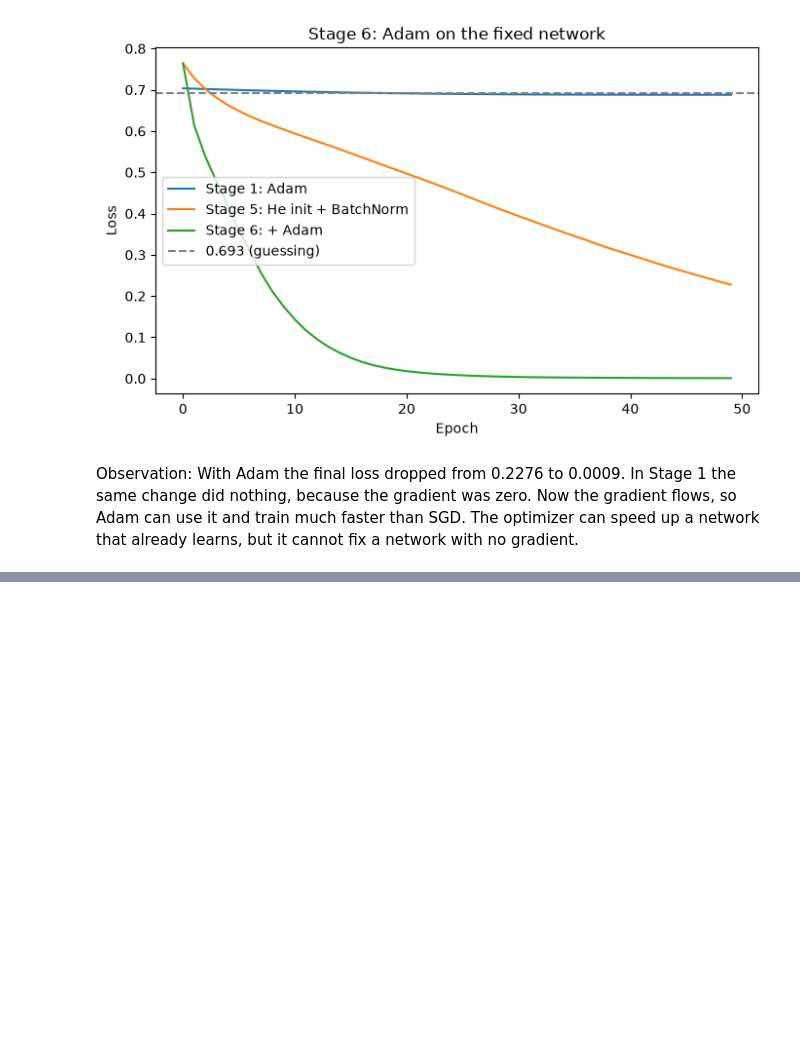
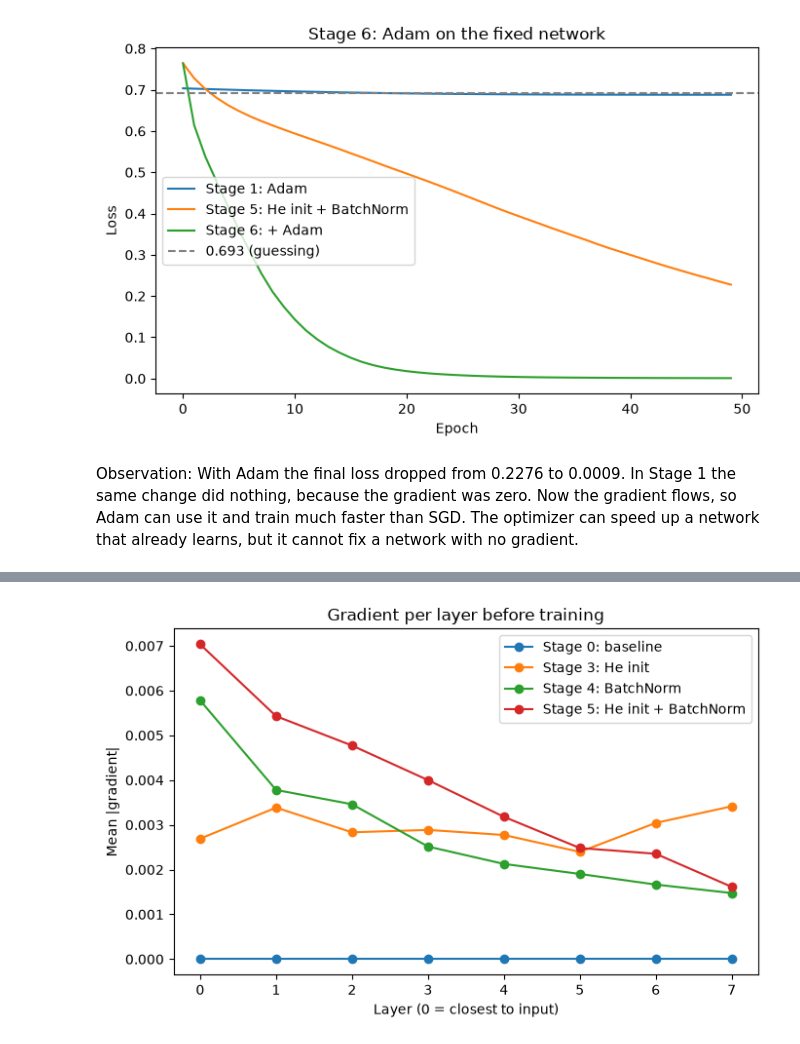
Before and after one commit to RjSalmonEng/AIGC-DeepLearning, a Jupyter notebook: Lab-2/Lab2.ipynb, the cells around one changed output, grey strips where cells are left out. Saved outputs shown, nothing was run; the diff lists cells and outputs as text; code cells hidden in the pictures; blank space fills up the shorter version.

```diff
--- a/Lab-2/Lab2.ipynb
+++ b/Lab-2/Lab2.ipynb
@@ -364,0 +397,14 @@ Observation: With Adam the final loss dropped from 0.2276 to 0.0009. In Stage 1
+# %%
+
+plt.figure(figsize=(7, 4.5))
+for name in ["Stage 0: baseline", "Stage 3: He init", "Stage 4: BatchNorm", "Stage 5: He init + BatchNorm"]:
+    plt.plot(grad_results[name], marker="o", label=name)
+plt.xlabel("Layer (0 = closest to input)")
+plt.ylabel("Mean |gradient|")
+plt.title("Gradient per layer before training")
+plt.legend()
+plt.tight_layout()
+plt.savefig("figures/gradients_per_layer.png", dpi=150)
+plt.show()
+# %% [output]
+[figure, added]
```
Also changed, not shown: parts of 3 cells of this notebook, 2 other files.
